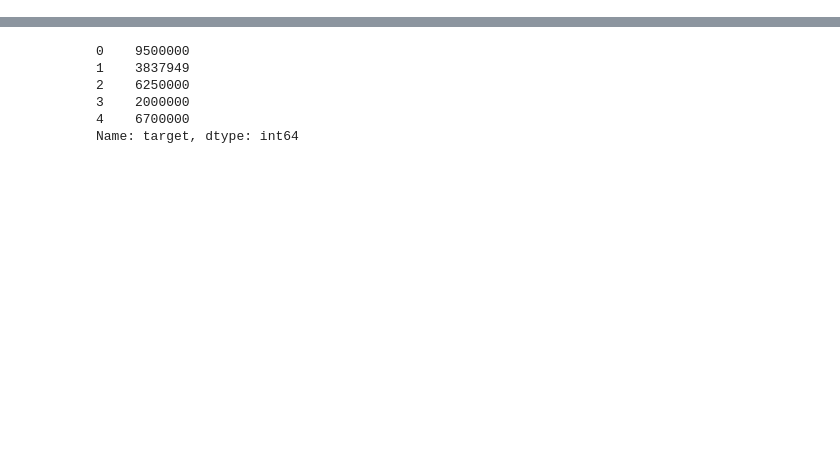
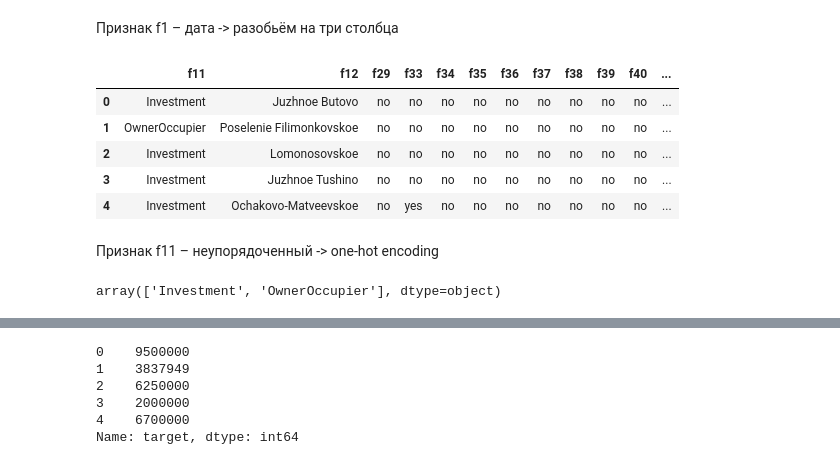
Before and after one commit to scikodot/msu-share, a Jupyter notebook: ml/competition02/competition02.ipynb, the cells around one changed output, grey strips where cells are left out. Drawn from its saved outputs; the diff is of its cells as text; code cells hidden in the pictures; blank space fills up the shorter version.

```diff
--- a/ml/competition02/competition02.ipynb
+++ b/ml/competition02/competition02.ipynb
@@ -2,0 +16,3 @@ df = pd.read_csv("input/train.csv", index_col=False)
+# %%
+cat_index = list(df.dtypes[df.dtypes == 'O'].index)
+print(cat_index)
@@ -2,0 +30,22 @@ df = pd.read_csv("input/train.csv", index_col=False)
+# %% [markdown]
+Признак f1 – дата -> разобьём на три столбца
+# %%
+ymd = df['f1'].str.split('-', expand=True).astype('int64').rename(columns={0: 'year', 1: 'month', 2: 'day'})
+df = pd.concat([df, ymd], axis=1).drop(['f1'], axis=1)
+cat_index = cat_index[1:] + ['year', 'month', 'day']
+# %%
+df[cat_index].head()
+# %% [output]
+|  | f11 | f12 | f29 | f33 | f34 | f35 | f36 | f37 | f38 | f39 | f40 | ... |
+| 0 | Investment | Juzhnoe Butovo | no | no | no | no | no | no | no | no | no | ... |
+| 1 | OwnerOccupier | Poselenie Filimonkovskoe | no | no | no | no | no | no | no | no | no | ... |
+| 2 | Investment | Lomonosovskoe | no | no | no | no | no | no | no | no | no | ... |
+| 3 | Investment | Juzhnoe Tushino | no | no | no | no | no | no | no | no | no | ... |
+| 4 | Investment | Ochakovo-Matveevskoe | no | yes | no | no | no | no | no | no | no | ... |
+# %% [markdown]
+Признак f11 – неупорядоченный -> one-hot encoding
+# %%
+f11_unique = df['f11'].unique()
+f11_unique
+# %% [output]
+array(['Investment', 'OwnerOccupier'], dtype=object)
```
Also changed, not shown: parts of 121 cells of this notebook.
